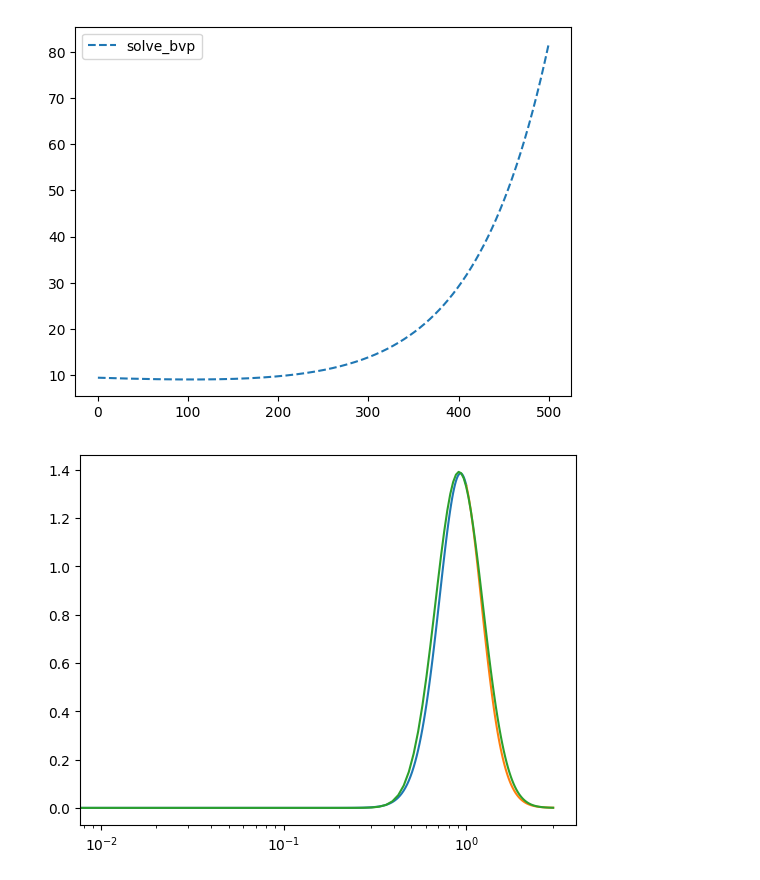
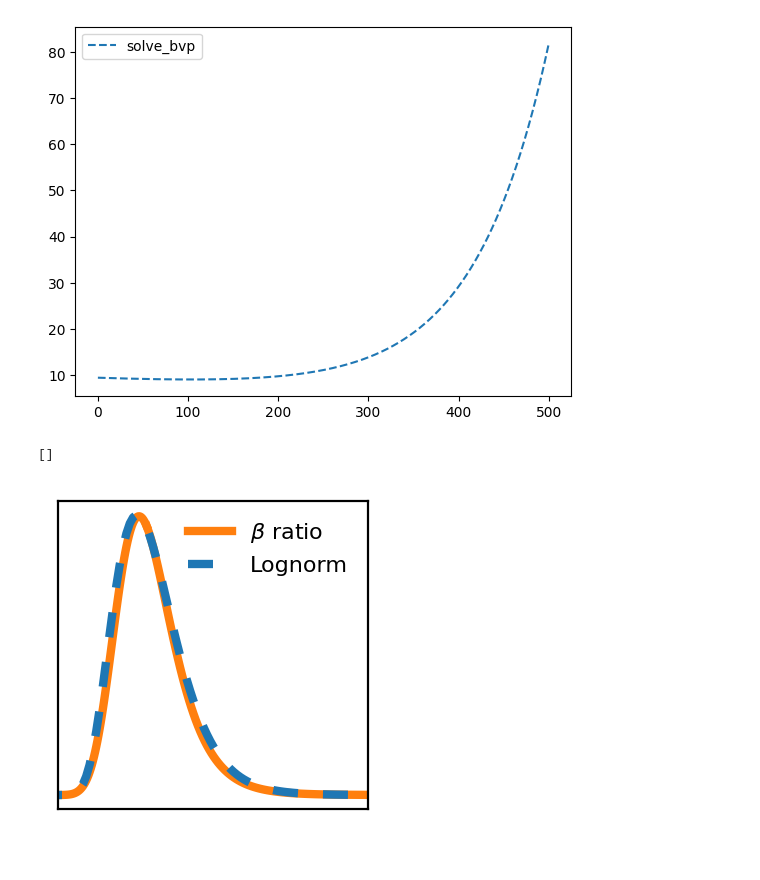
Before and after one commit to janko-petkovic/drawer, a Jupyter notebook: notebooks/tests.ipynb, the cells around one changed output. Saved outputs shown, nothing was run; the diff lists cells and outputs as text; code cells hidden in the pictures.

```diff
--- a/notebooks/tests.ipynb
+++ b/notebooks/tests.ipynb
@@ -75,32 +75,48 @@ ax.legend()
 # %%
 import numpy as np
 import matplotlib.pyplot as plt
 from scipy.special import poch, factorial
 from scipy.stats import lognorm
 
 def g(x):
     res = 0
     for n in range(13):
         res += poch(26, n) * poch(-12, n) / poch(39, n) * x**n / factorial(n)
 
     return res*x**(12)*6e4
 
 def h(x):
     res = 0
     for n in range(13):
         res += poch(26, n) * poch(-12, n) / poch(39, n) * x**(-n) / factorial(n)
 
     return res*x**(-14)*6e4
 
 x_left = np.linspace(0,1,100)
 x_right = np.linspace(1,3,100)
 x_tot = np.linspace(0,3,100)
 
-plt.plot(x_left, g(x_left))
-plt.plot(x_right, h(x_right))
+fig, axs = plt.subplots(1,1,figsize=(2,2), dpi=200)
 
-plt.plot(x_tot, lognorm.pdf(x_tot, 0.30))
+ax = axs
+c='tab:orange'
+ax.plot(x_left, g(x_left), c=c, linewidth=3)
+ax.plot(x_right, h(x_right), c=c, linewidth=3, label=r'$\beta$ ratio')
 
-plt.gca().set_xscale('log')
+c = 'tab:blue'
+
+ax.plot(x_tot, lognorm.pdf(x_tot, 0.30), linewidth=3, linestyle=(0,(3,3)), c=c,
+        label='Lognorm')
+
+ax.legend(frameon=False, fontsize=8)
+# ax.set_xscale('log')
+ax.set_xlim(0.2, 3)
+
+ax.set_xticks([])
+ax.set_yticks([])
+
+# for k, v in ax.spines.items():
+#     if k != 'bottom': v.set_visible(False)
 # %% [output]
+[]
-[figure, old version]
+[figure, new version]
```
Also changed, not shown: 20 other files.
